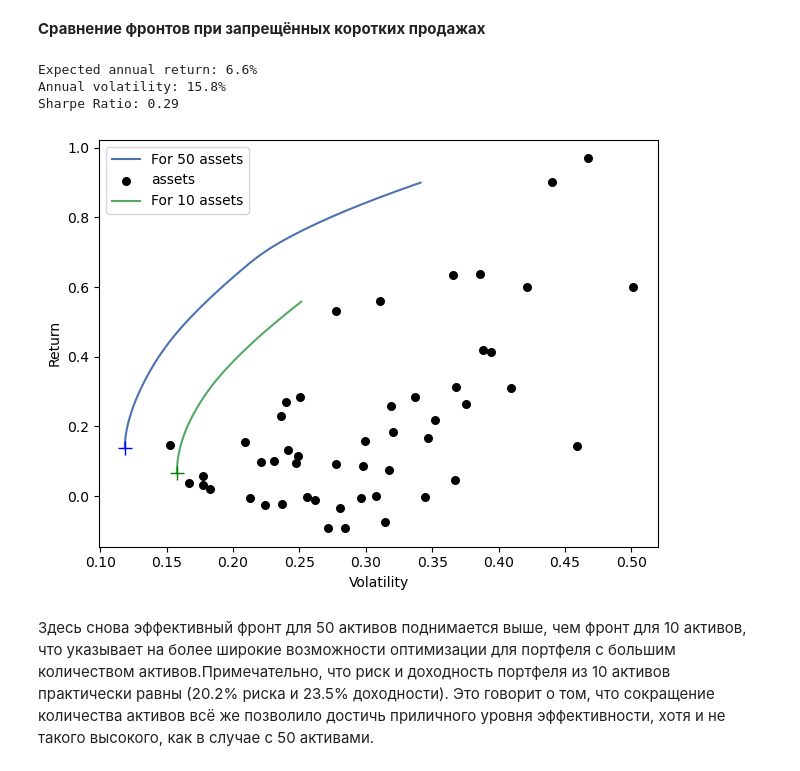
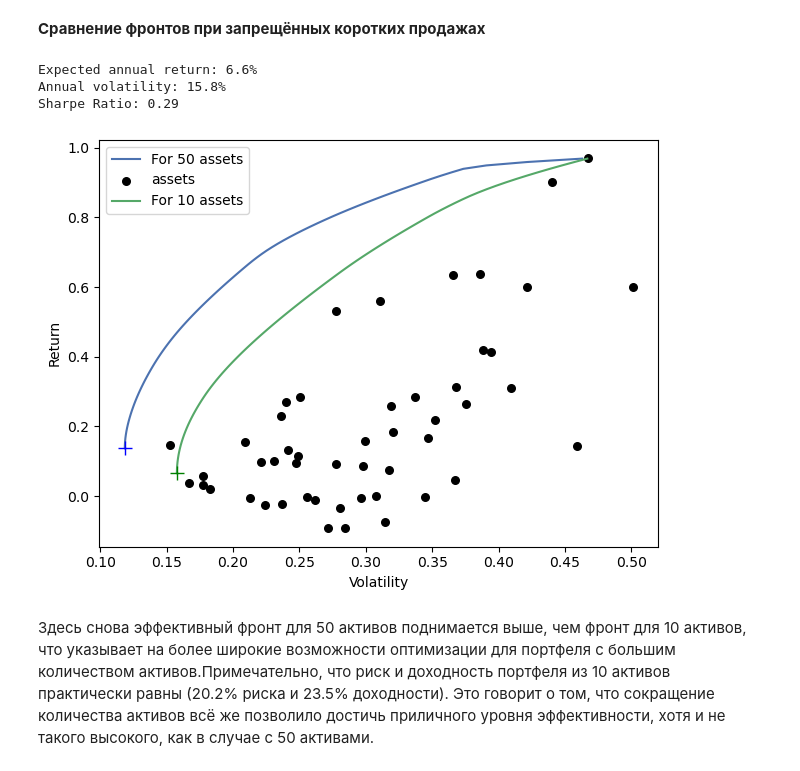
Before and after one commit to X-D-R/ChinaStockMarket, a Jupyter notebook: PortfolioProblem.ipynb, the cells around one changed output. Saved outputs shown, nothing was run; the diff lists cells and outputs as text; code cells hidden in the pictures.

```diff
--- a/PortfolioProblem.ipynb
+++ b/PortfolioProblem.ipynb
@@ -455,30 +455,30 @@ Sharpe Ratio: 0.24
 # %%
 df_stocks= pd.read_excel('outputHKstocks.xlsx', usecols=sorted([tickers[i] for i in selected_assets_long])).dropna()
 #Годовая доходность
 mu10_l = expected_returns.mean_historical_return(df_stocks)
 #Дисперсия портфеля
 Sigma10_l = risk_models.sample_cov(df_stocks)
 ef10_l = EfficientFrontier(mu10_l, Sigma10_l, weight_bounds=(0,1))
 minvol=ef10_l.min_volatility()
 minvol_pwt=ef10_l.clean_weights()
 ef10_l.portfolio_performance(verbose=True)
 performance = ef10_l.portfolio_performance()
 return10_l, volatility10_l = performance[:2]
 
 fig, ax = plt.subplots()
-plotting.plot_efficient_frontier(ef50_l, ax=ax, show_assets=True, ef_param_range=np.linspace(0.00, 0.90, 100))
+plotting.plot_efficient_frontier(ef50_l, ax=ax, show_assets=True, ef_param_range=np.linspace(0.00, 0.969, 100))
 ef10_l = EfficientFrontier(mu10_l, Sigma10_l, weight_bounds=(0,1))
-plotting.plot_efficient_frontier(ef10_l, ax=ax, show_assets=False, ef_param_range=np.linspace(0.00, 0.558, 100))
+plotting.plot_efficient_frontier(ef10_l, ax=ax, show_assets=False, ef_param_range=np.linspace(0.00, 0.969, 100))
 plt.plot([volatility50_l], [return50_l], marker='+', color='blue', markerfacecolor='red', markersize=10)
 plt.plot([volatility10_l], [return10_l], marker='+', color='green', markerfacecolor='red', markersize=10)
 plt.legend(['For 50 assets','assets', 'For 10 assets'])
 #plt.savefig('Efficient_frontiers_t3_l.png')
 plt.show()
 # %% [output]
 Expected annual return: 6.6%
 Annual volatility: 15.8%
 Sharpe Ratio: 0.29
-[figure, old version]
+[figure, new version]
 # %% [markdown]
 Здесь снова эффективный фронт для 50 активов поднимается выше, чем фронт для 10 активов, что указывает на более широкие возможности оптимизации для портфеля с большим количеством активов.Примечательно, что риск и доходность портфеля из 10 активов практически равны (20.2% риска и 23.5% доходности). Это говорит о том, что сокращение количества активов всё же позволило достичь приличного уровня эффективности, хотя и не такого высокого, как в случае с 50 активами.
 # %% [markdown]
```
Also changed, not shown: parts of 1 cell of this notebook.
